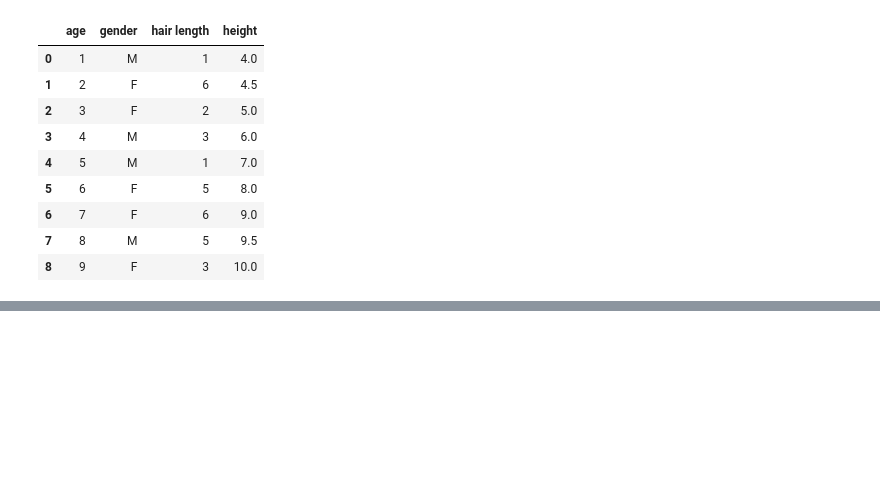
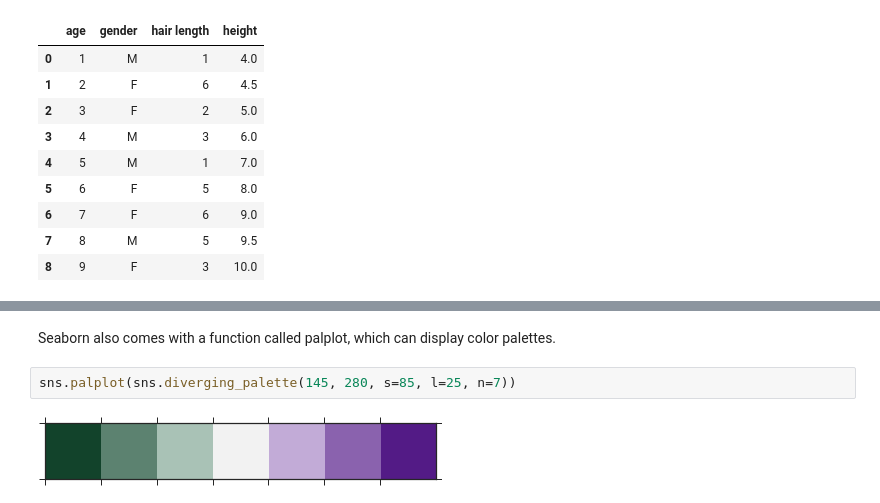
Before and after one commit to JanetMatsen/plotting_python, a Jupyter notebook: plot_demo.ipynb, the cells around one changed output, grey strips where cells are left out. Cells and saved outputs as stored; diff of their text form; blank space fills up the shorter version.

```diff
--- a/plot_demo.ipynb
+++ b/plot_demo.ipynb
@@ -58,0 +113,6 @@ g = (g.map(plt.scatter, "age", 'hair length', edgecolor="w").add_legend())
+# %% [markdown]
+Seaborn also comes with a function called palplot, which can display color palettes.
+# %%
+sns.palplot(sns.diverging_palette(145, 280, s=85, l=25, n=7))
+# %% [output]
+[figure, added]
```
Also changed, not shown: parts of 13 cells of this notebook.
